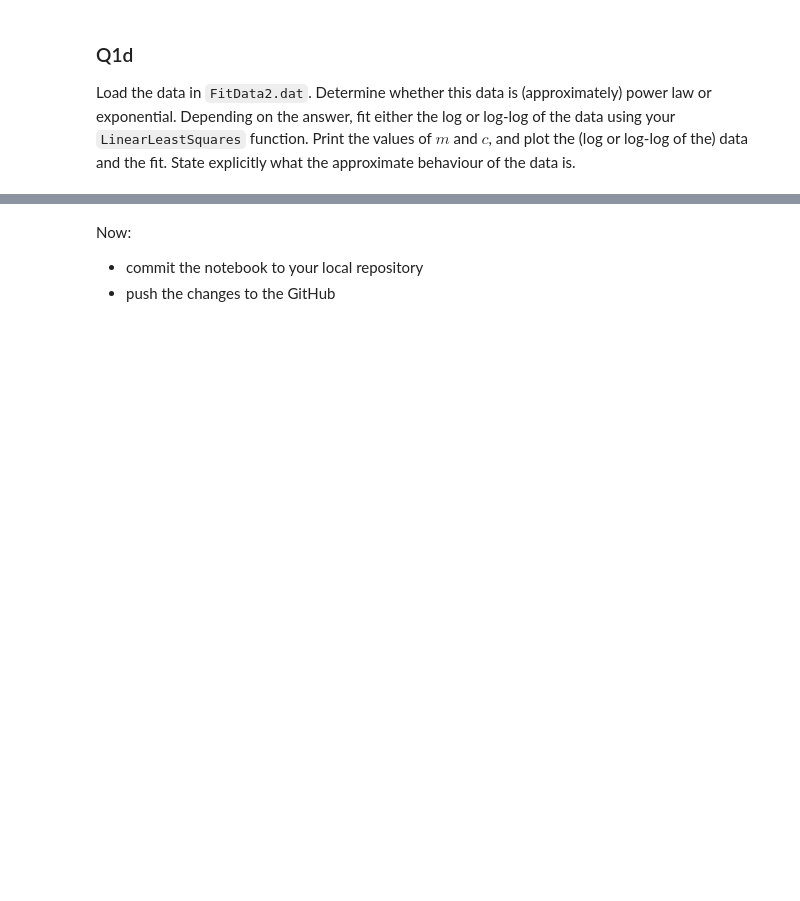
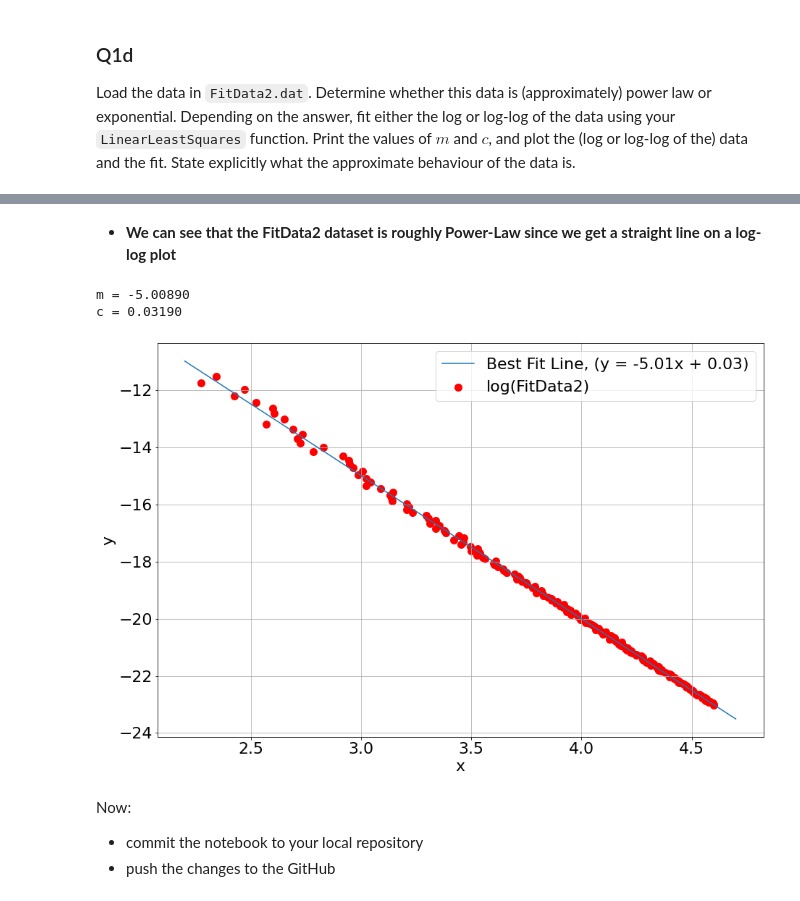
Before and after one commit to loby368/Computational-Science, a Jupyter notebook: Assignment 3/Assignment-3.ipynb, the cells around one changed output, grey strips where cells are left out. Saved outputs shown, nothing was run; the diff lists cells and outputs as text; code cells hidden in the pictures; blank space fills up the shorter version.

```diff
--- a/Assignment 3/Assignment-3.ipynb
+++ b/Assignment 3/Assignment-3.ipynb
@@ -73,3 +182,29 @@ Load the data in `FitData2.dat`. Determine whether this data is (approximately)
+# %% [markdown]
+- <b> We can see that the FitData2 dataset is roughly Power-Law since we get a straight line on a log-log plot
+# %%
+FitData2 = np.loadtxt(r"FitData2.dat")
+
+m = LinearLeastSquares(np.log(FitData2))[0, :]
+c = LinearLeastSquares(np.log(FitData2))[1, :]
+print ('m = %.5f' %m)
+print('c = %.5f' %c)
+
+def f(x):
+    return m*x + c
+
+x = np.arange(2.2, 4.8, 0.1)
+y = f(x)
+
+plt.grid(True)
+plt.xlabel('x')
+plt.ylabel('y')
+plt.scatter(np.log(FitData2[:,0]), np.log(FitData2[:,1]), color='red', linewidths='5');
+plt.plot(x, y)
+plt.legend(['Best Fit Line, (y = %.2fx + %.2f)' %(m, c), 'log(FitData2)']);
+# %% [output]
+m = -5.00890
+c = 0.03190
+[figure, added]
 # %% [markdown]
 Now:
 - commit the notebook to your local repository
```
Also changed, not shown: parts of 8 cells of this notebook.
